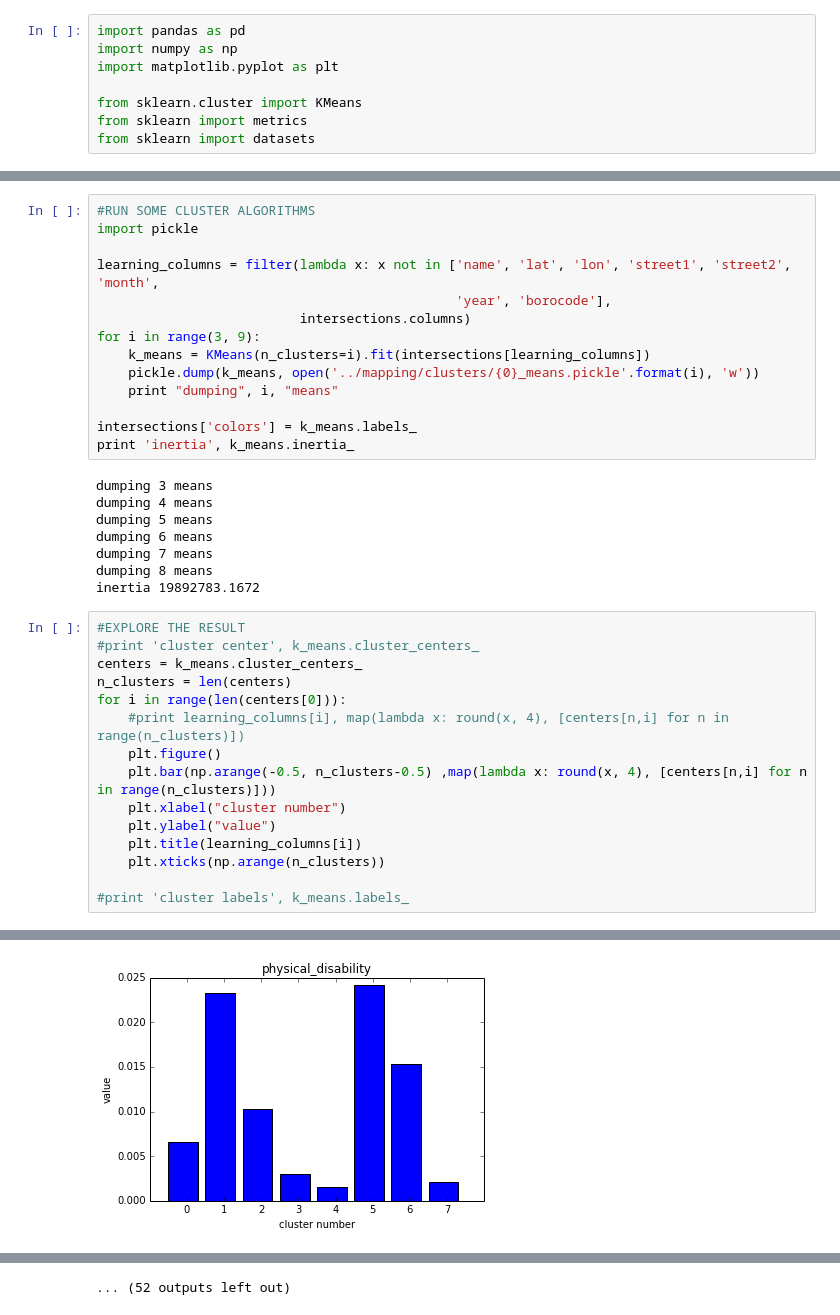
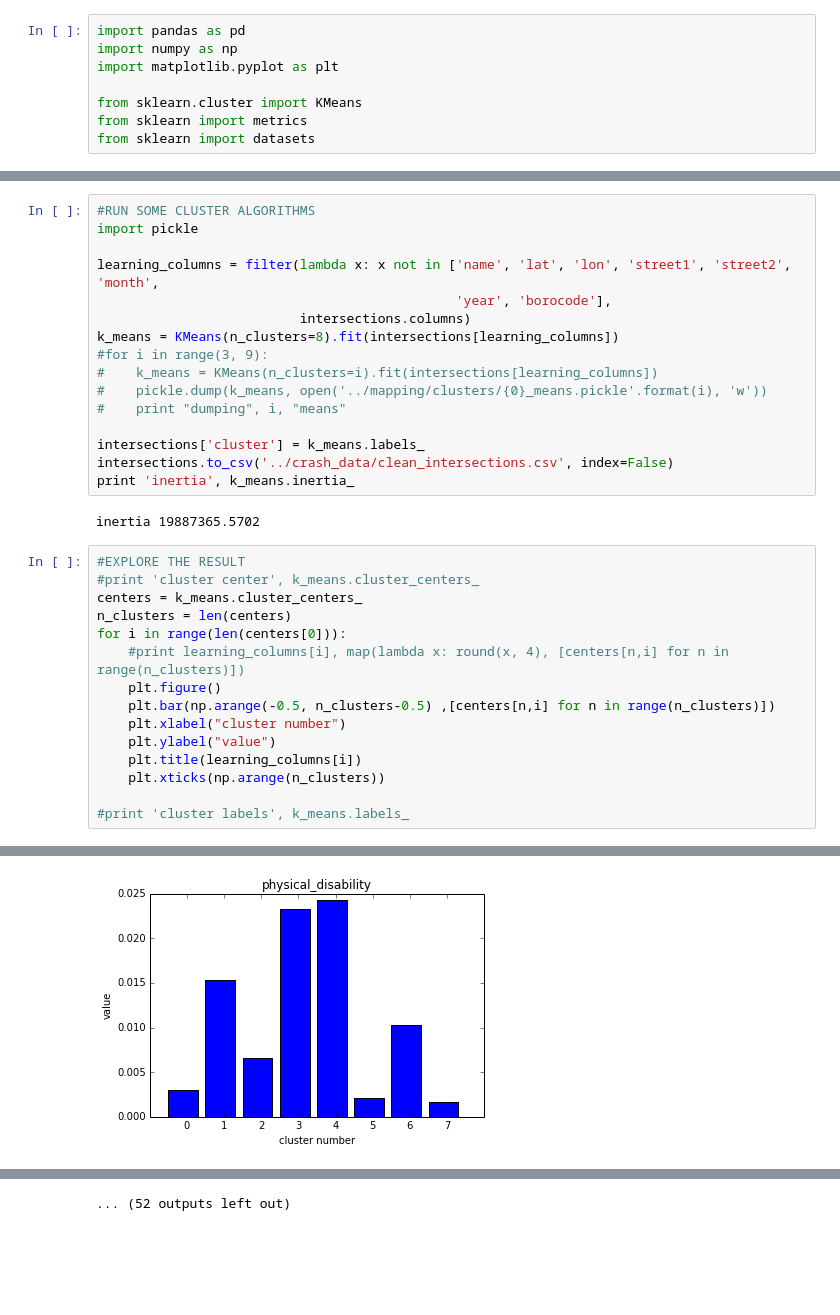
Before and after one commit to seanluciotolentino/dangerous-intersections, a Jupyter notebook: ipython_notebook/CleanIntersectionExploration.ipynb, the cells around one changed output, grey strips where cells are left out. Saved outputs shown, nothing was run; the diff lists cells and outputs as text; blank space fills up the shorter version.

```diff
--- a/ipython_notebook/CleanIntersectionExploration.ipynb
+++ b/ipython_notebook/CleanIntersectionExploration.ipynb
@@ -47,21 +37,17 @@ import pickle
 learning_columns = filter(lambda x: x not in ['name', 'lat', 'lon', 'street1', 'street2', 'month',
                                               'year', 'borocode'],
                           intersections.columns)
-for i in range(3, 9):
-    k_means = KMeans(n_clusters=i).fit(intersections[learning_columns])
-    pickle.dump(k_means, open('../mapping/clusters/{0}_means.pickle'.format(i), 'w'))
-    print "dumping", i, "means"
+k_means = KMeans(n_clusters=8).fit(intersections[learning_columns])
+#for i in range(3, 9):
+#    k_means = KMeans(n_clusters=i).fit(intersections[learning_columns])
+#    pickle.dump(k_means, open('../mapping/clusters/{0}_means.pickle'.format(i), 'w'))
+#    print "dumping", i, "means"
 
-intersections['colors'] = k_means.labels_
+intersections['cluster'] = k_means.labels_
+intersections.to_csv('../crash_data/clean_intersections.csv', index=False)
 print 'inertia', k_means.inertia_
 # %% [output]
-dumping 3 means
-dumping 4 means
-dumping 5 means
-dumping 6 means
-dumping 7 means
-dumping 8 means
-inertia 19892783.1672
+inertia 19887365.5702
 # %%
 #EXPLORE THE RESULT
 #print 'cluster center', k_means.cluster_centers_
@@ -70,7 +56,7 @@ n_clusters = len(centers)
 for i in range(len(centers[0])):
     #print learning_columns[i], map(lambda x: round(x, 4), [centers[n,i] for n in range(n_clusters)])
     plt.figure()
-    plt.bar(np.arange(-0.5, n_clusters-0.5) ,map(lambda x: round(x, 4), [centers[n,i] for n in range(n_clusters)]))
+    plt.bar(np.arange(-0.5, n_clusters-0.5) ,[centers[n,i] for n in range(n_clusters)])
     plt.xlabel("cluster number")
     plt.ylabel("value")
     plt.title(learning_columns[i])
@@ -91 +77 @@ for i in range(len(centers[0])):
-[figure, old version]
+[figure, new version]
```
Also changed, not shown: parts of 10 cells of this notebook, 4 other files.
